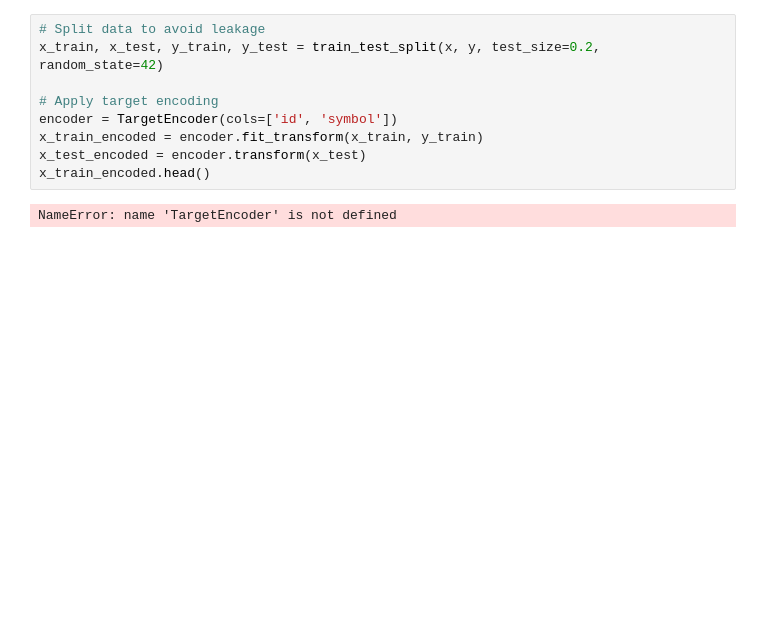
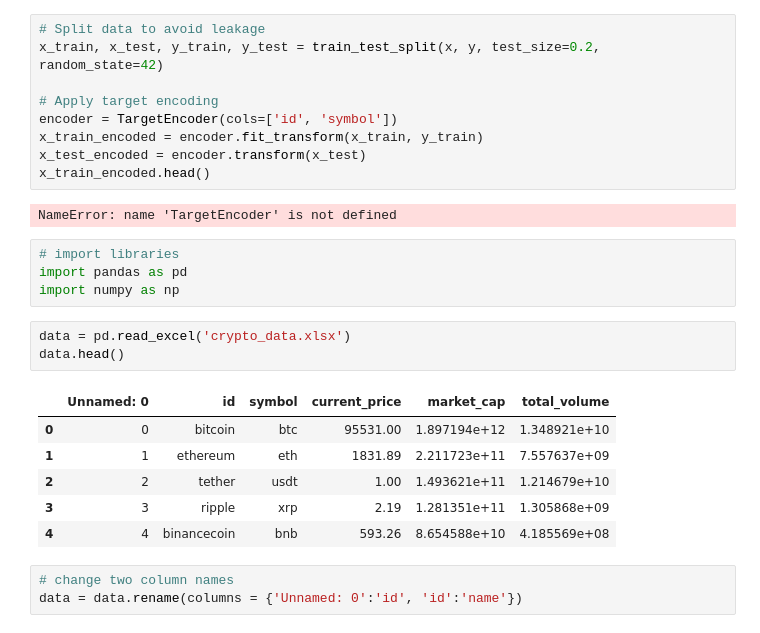
Before and after one commit to arfan64shah/Crypto_Project, a Jupyter notebook: Crypto_Project.ipynb, the cells around one changed output. Cells and saved outputs as stored; diff of their text form; blank space fills up the shorter version.

```diff
--- a/Crypto_Project.ipynb
+++ b/Crypto_Project.ipynb
@@ -198,3 +198,20 @@ x_test_encoded = encoder.transform(x_test)
 x_train_encoded.head()
 # %% [output]
 NameError: name 'TargetEncoder' is not defined
+# %%
+# import libraries
+import pandas as pd
+import numpy as np
+# %%
+data = pd.read_excel('crypto_data.xlsx')
+data.head()
+# %% [output]
+|  | Unnamed: 0 | id | symbol | current_price | market_cap | total_volume |
+| 0 | 0 | bitcoin | btc | 95531.00 | 1.897194e+12 | 1.348921e+10 |
+| 1 | 1 | ethereum | eth | 1831.89 | 2.211723e+11 | 7.557637e+09 |
+| 2 | 2 | tether | usdt | 1.00 | 1.493621e+11 | 1.214679e+10 |
+| 3 | 3 | ripple | xrp | 2.19 | 1.281351e+11 | 1.305868e+09 |
+| 4 | 4 | binancecoin | bnb | 593.26 | 8.654588e+10 | 4.185569e+08 |
+# %%
+# change two column names
+data = data.rename(columns = {'Unnamed: 0':'id', 'id':'name'})
```
Also changed, not shown: parts of 30 cells of this notebook, 1 other file.
